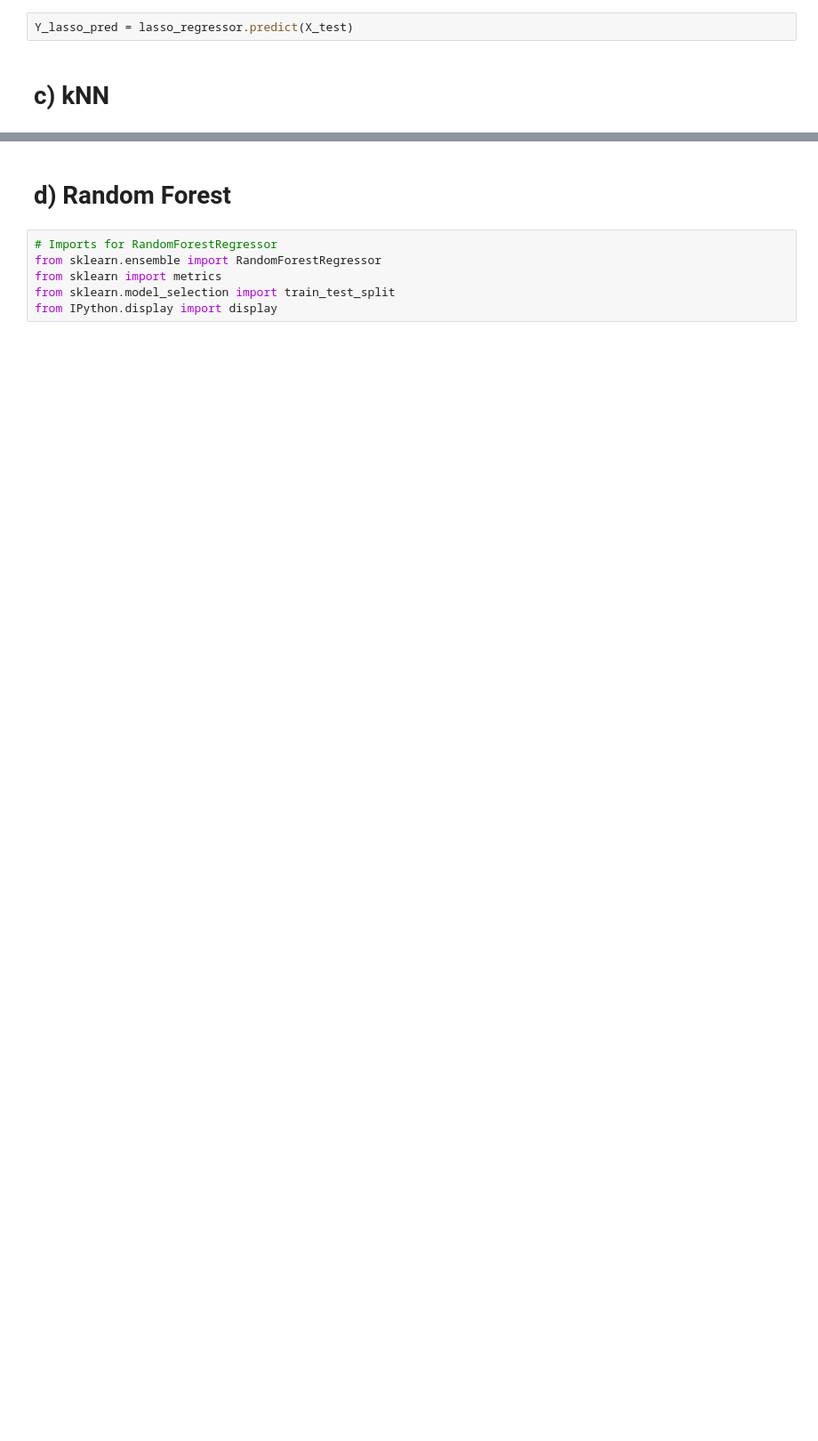
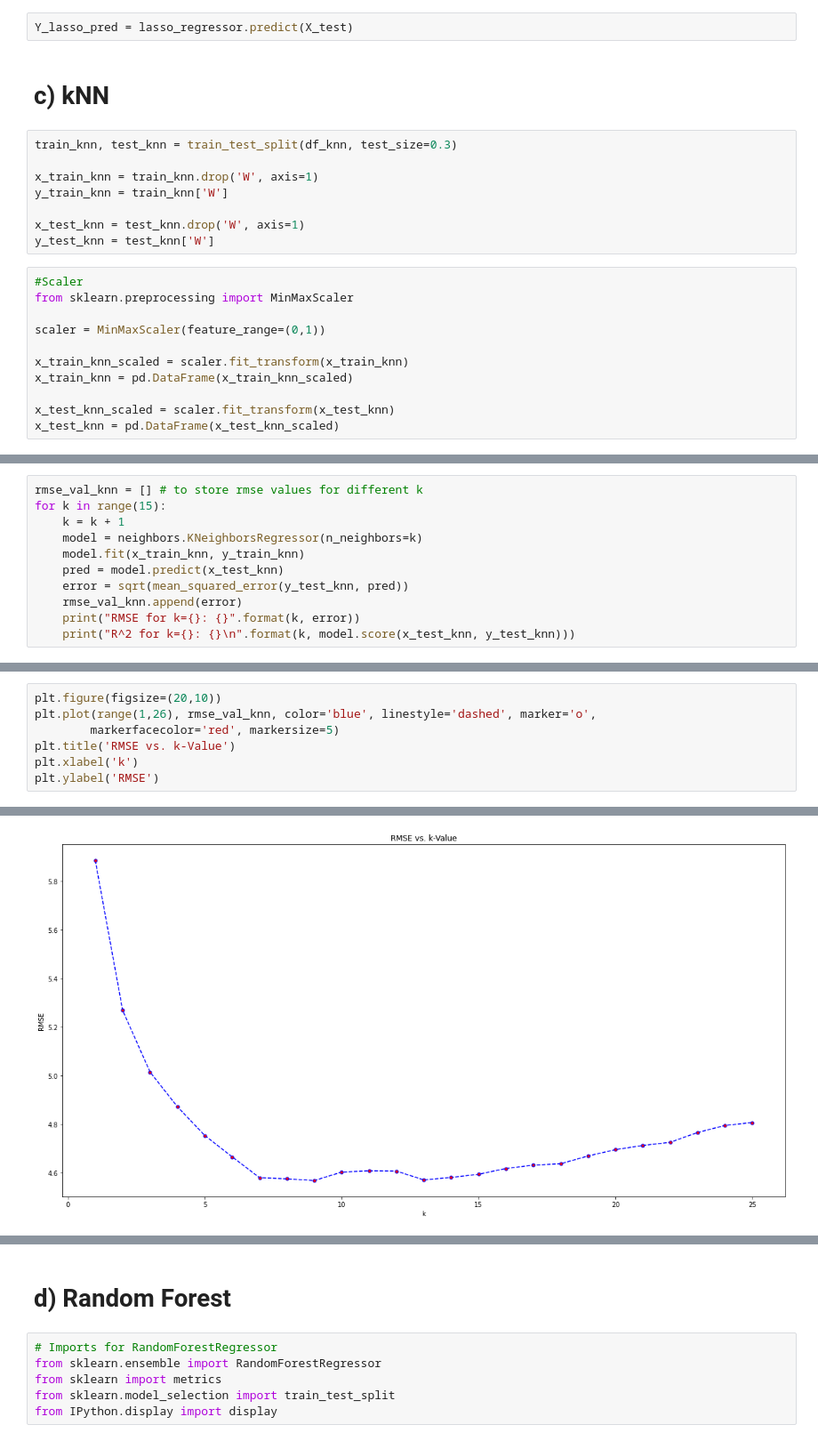
Before and after one commit to GenosW/ml-exercises, a Jupyter notebook: exercise1/pipeline.ipynb, the cells around one changed output, grey strips where cells are left out. Shown at 89% size. Saved outputs shown, nothing was run; the diff lists cells and outputs as text; blank space fills up the shorter version.

```diff
--- a/exercise1/pipeline.ipynb
+++ b/exercise1/pipeline.ipynb
@@ -218,3 +370,22 @@ print(lasso_regressor.best_score_)
 Y_lasso_pred = lasso_regressor.predict(X_test)
 # %% [markdown]
 # c) kNN
+# %%
+train_knn, test_knn = train_test_split(df_knn, test_size=0.3)
+
+x_train_knn = train_knn.drop('W', axis=1)
+y_train_knn = train_knn['W']
+
+x_test_knn = test_knn.drop('W', axis=1)
+y_test_knn = test_knn['W']
+# %%
+#Scaler
+from sklearn.preprocessing import MinMaxScaler
+
+scaler = MinMaxScaler(feature_range=(0,1))
+
+x_train_knn_scaled = scaler.fit_transform(x_train_knn)
+x_train_knn = pd.DataFrame(x_train_knn_scaled)
+
+x_test_knn_scaled = scaler.fit_transform(x_test_knn)
+x_test_knn = pd.DataFrame(x_test_knn_scaled)
@@ -221,2 +396,13 @@ Y_lasso_pred = lasso_regressor.predict(X_test)
 # %% [markdown]
 <a id='rf'></a>
+# %%
+rmse_val_knn = [] # to store rmse values for different k
+for k in range(15):
+    k = k + 1
+    model = neighbors.KNeighborsRegressor(n_neighbors=k)
+    model.fit(x_train_knn, y_train_knn)
+    pred = model.predict(x_test_knn)
+    error = sqrt(mean_squared_error(y_test_knn, pred))
+    rmse_val_knn.append(error)
+    print("RMSE for k={}: {}".format(k, error))
+    print("R^2 for k={}: {}\n".format(k, model.score(x_test_knn, y_test_knn)))
@@ -222,0 +427,8 @@ Y_lasso_pred = lasso_regressor.predict(X_test)
+# %%
+plt.figure(figsize=(20,10))
+plt.plot(range(1,26), rmse_val_knn, color='blue', linestyle='dashed', marker='o',
+        markerfacecolor='red', markersize=5)
+plt.title('RMSE vs. k-Value')
+plt.xlabel('k')
+plt.ylabel('RMSE')
+# %% [output]
@@ -222,0 +436 @@ Y_lasso_pred = lasso_regressor.predict(X_test)
+[figure, added]
```
Also changed, not shown: parts of 20 cells of this notebook.
